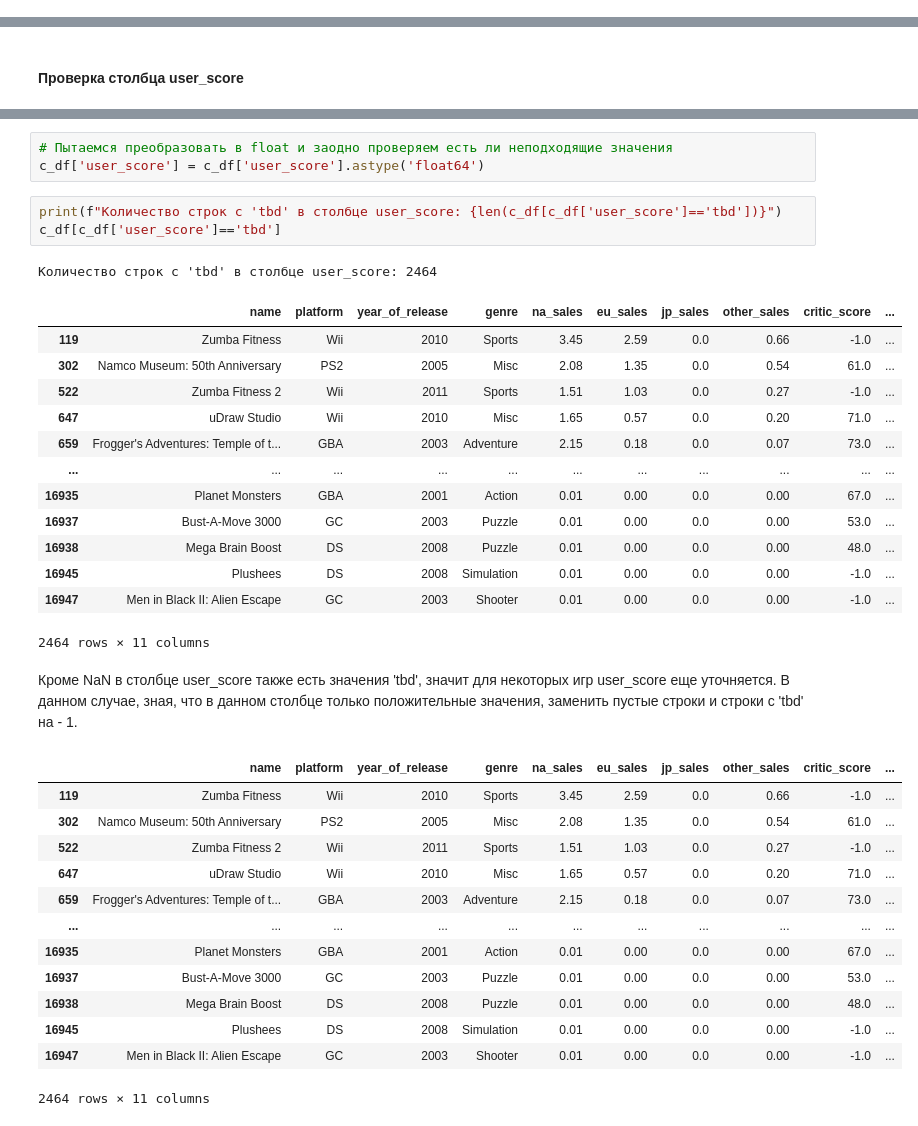
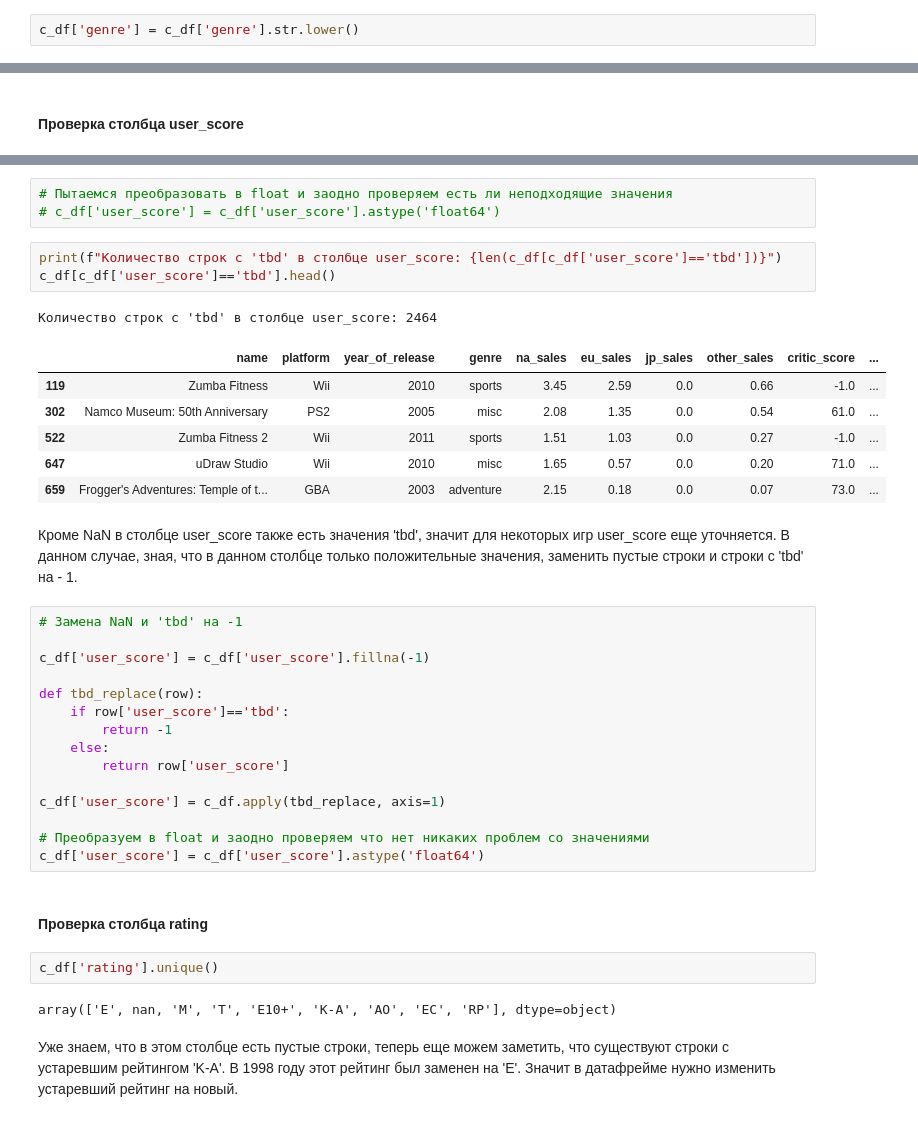
Before and after one commit to blbl-blbl/yandex_practicum_Data_Science_Course, a Jupyter notebook: Module_2_Python_Preprocessing/Secrets_of_the_Dark_Forest.ipynb, the cells around one changed output, grey strips where cells are left out. Cells and saved outputs as stored; diff of their text form.

```diff
--- a/Module_2_Python_Preprocessing/Secrets_of_the_Dark_Forest.ipynb
+++ b/Module_2_Python_Preprocessing/Secrets_of_the_Dark_Forest.ipynb
@@ -264,3 +258,5 @@ print(c_df['genre'].unique())
+# %%
+c_df['genre'] = c_df['genre'].str.lower()
 # %% [markdown]
 #### Проверка столбца eu_sales
 # %% [markdown]
@@ -395,38 +374,39 @@ c_df[c_df['user_score'].isna() == True]
 # %%
 # Пытаемся преобразовать в float и заодно проверяем есть ли неподходящие значения
-c_df['user_score'] = c_df['user_score'].astype('float64')
+# c_df['user_score'] = c_df['user_score'].astype('float64')
 # %%
 print(f"Количество строк с 'tbd' в столбце user_score: {len(c_df[c_df['user_score']=='tbd'])}")
-c_df[c_df['user_score']=='tbd']
+c_df[c_df['user_score']=='tbd'].head()
 # %% [output]
 Количество строк с 'tbd' в столбце user_score: 2464
 |  | name | platform | year_of_release | genre | na_sales | eu_sales | jp_sales | other_sales | critic_score | ... |
-| 119 | Zumba Fitness | Wii | 2010 | Sports | 3.45 | 2.59 | 0.0 | 0.66 | -1.0 | ... |
-| 302 | Namco Museum: 50th Anniversary | PS2 | 2005 | Misc | 2.08 | 1.35 | 0.0 | 0.54 | 61.0 | ... |
-| 522 | Zumba Fitness 2 | Wii | 2011 | Sports | 1.51 | 1.03 | 0.0 | 0.27 | -1.0 | ... |
-| 647 | uDraw Studio | Wii | 2010 | Misc | 1.65 | 0.57 | 0.0 | 0.20 | 71.0 | ... |
-| 659 | Frogger's Adventures: Temple of t... | GBA | 2003 | Adventure | 2.15 | 0.18 | 0.0 | 0.07 | 73.0 | ... |
-| ... | ... | ... | ... | ... | ... | ... | ... | ... | ... | ... |
-| 16935 | Planet Monsters | GBA | 2001 | Action | 0.01 | 0.00 | 0.0 | 0.00 | 67.0 | ... |
-| 16937 | Bust-A-Move 3000 | GC | 2003 | Puzzle | 0.01 | 0.00 | 0.0 | 0.00 | 53.0 | ... |
-| 16938 | Mega Brain Boost | DS | 2008 | Puzzle | 0.01 | 0.00 | 0.0 | 0.00 | 48.0 | ... |
-| 16945 | Plushees | DS | 2008 | Simulation | 0.01 | 0.00 | 0.0 | 0.00 | -1.0 | ... |
-| 16947 | Men in Black II: Alien Escape | GC | 2003 | Shooter | 0.01 | 0.00 | 0.0 | 0.00 | -1.0 | ... |
+| 119 | Zumba Fitness | Wii | 2010 | sports | 3.45 | 2.59 | 0.0 | 0.66 | -1.0 | ... |
+| 302 | Namco Museum: 50th Anniversary | PS2 | 2005 | misc | 2.08 | 1.35 | 0.0 | 0.54 | 61.0 | ... |
+| 522 | Zumba Fitness 2 | Wii | 2011 | sports | 1.51 | 1.03 | 0.0 | 0.27 | -1.0 | ... |
+| 647 | uDraw Studio | Wii | 2010 | misc | 1.65 | 0.57 | 0.0 | 0.20 | 71.0 | ... |
+| 659 | Frogger's Adventures: Temple of t... | GBA | 2003 | adventure | 2.15 | 0.18 | 0.0 | 0.07 | 73.0 | ... |
-2464 rows × 11 columns
 # %% [markdown]
 Кроме NaN в столбце user_score также есть значения 'tbd', значит для некоторых игр user_score еще уточняется. В данном случае, зная, что в данном столбце только положительные значения, заменить пустые строки и строки с 'tbd' на - 1.
 # %%
+# Замена NaN и 'tbd' на -1
+
+c_df['user_score'] = c_df['user_score'].fillna(-1)
+
+def tbd_replace(row):
+    if row['user_score']=='tbd':
+        return -1
+    else:
+        return row['user_score']
+
+c_df['user_score'] = c_df.apply(tbd_replace, axis=1)
+
+# Преобразуем в float и заодно проверяем что нет никаких проблем со значениями
+c_df['user_score'] = c_df['user_score'].astype('float64')
-# %% [output]
-|  | name | platform | year_of_release | genre | na_sales | eu_sales | jp_sales | other_sales | critic_score | ... |
-| 119 | Zumba Fitness | Wii | 2010 | Sports | 3.45 | 2.59 | 0.0 | 0.66 | -1.0 | ... |
-| 302 | Namco Museum: 50th Anniversary | PS2 | 2005 | Misc | 2.08 | 1.35 | 0.0 | 0.54 | 61.0 | ... |
-| 522 | Zumba Fitness 2 | Wii | 2011 | Sports | 1.51 | 1.03 | 0.0 | 0.27 | -1.0 | ... |
-| 647 | uDraw Studio | Wii | 2010 | Misc | 1.65 | 0.57 | 0.0 | 0.20 | 71.0 | ... |
-| 659 | Frogger's Adventures: Temple of t... | GBA | 2003 | Adventure | 2.15 | 0.18 | 0.0 | 0.07 | 73.0 | ... |
-| ... | ... | ... | ... | ... | ... | ... | ... | ... | ... | ... |
-| 16935 | Planet Monsters | GBA | 2001 | Action | 0.01 | 0.00 | 0.0 | 0.00 | 67.0 | ... |
-| 16937 | Bust-A-Move 3000 | GC | 2003 | Puzzle | 0.01 | 0.00 | 0.0 | 0.00 | 53.0 | ... |
-| 16938 | Mega Brain Boost | DS | 2008 | Puzzle | 0.01 | 0.00 | 0.0 | 0.00 | 48.0 | ... |
-| 16945 | Plushees | DS | 2008 | Simulation | 0.01 | 0.00 | 0.0 | 0.00 | -1.0 | ... |
-| 16947 | Men in Black II: Alien Escape | GC | 2003 | Shooter | 0.01 | 0.00 | 0.0 | 0.00 | -1.0 | ... |
-2464 rows × 11 columns
+# %% [markdown]
+#### Проверка столбца rating
+# %%
+c_df['rating'].unique()
+# %% [output]
+array(['E', nan, 'M', 'T', 'E10+', 'K-A', 'AO', 'EC', 'RP'], dtype=object)
+# %% [markdown]
+Уже знаем, что в этом столбце есть пустые строки, теперь еще можем заметить, что существуют строки с устаревшим рейтингом 'K-A'. В 1998 году этот рейтинг был заменен на 'E'. Значит в датафрейме нужно изменить устаревший рейтинг на новый.
```
Also changed, not shown: parts of 15 cells of this notebook.
